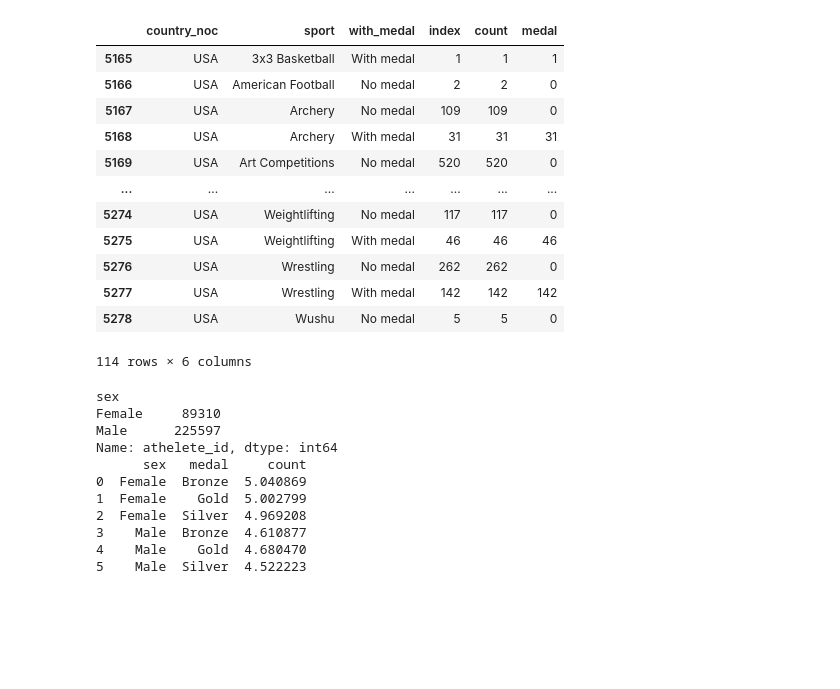
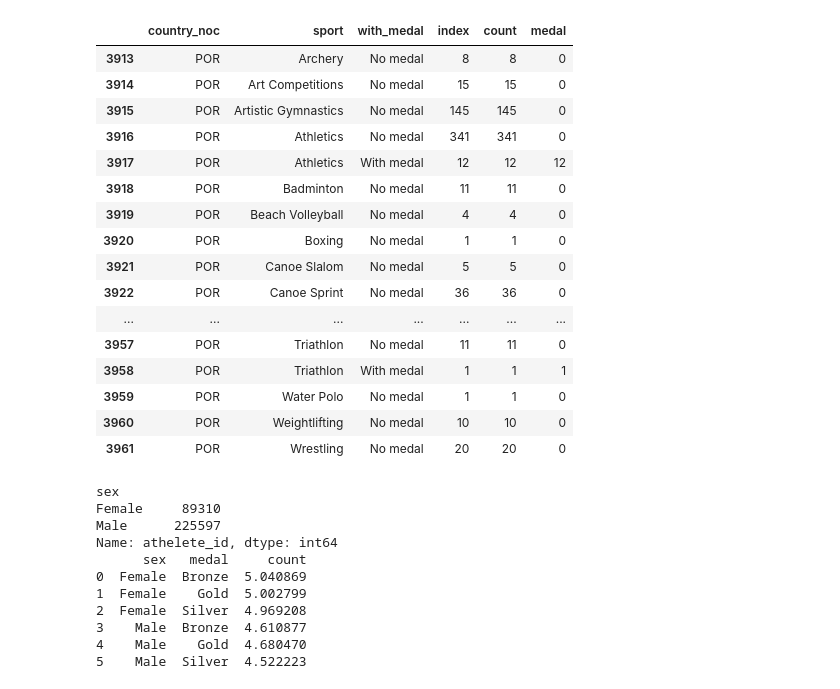
Before and after one commit to DMeneses01/VAD-Project, a Jupyter notebook: sunburst.ipynb, the cells around one changed output. Drawn from its saved outputs; the diff is of its cells as text; code cells hidden in the pictures; blank space fills up the shorter version.

```diff
--- a/sunburst.ipynb
+++ b/sunburst.ipynb
@@ -39,28 +39,32 @@ for medal in athlete_results['medal']:
         yn_medal.append("With medal")
 athlete_results['with_medal'] = yn_medal
 # %%
-country = 'USA'
+country = 'POR'
 gr = pd.DataFrame(athlete_results.groupby(['country_noc', 'sport', 'with_medal']).count()).reset_index()
 
 gr.rename(columns={"event": "count"}, inplace=True)
 
-new_gr = gr[gr['country_noc'] == 'USA']
+new_gr = gr[gr['country_noc'] == country]
 
 display(new_gr)
 # %% [output]
 |  | country_noc | sport | with_medal | index | count | medal |
-| 5165 | USA | 3x3 Basketball | With medal | 1 | 1 | 1 |
-| 5166 | USA | American Football | No medal | 2 | 2 | 0 |
-| 5167 | USA | Archery | No medal | 109 | 109 | 0 |
-| 5168 | USA | Archery | With medal | 31 | 31 | 31 |
-| 5169 | USA | Art Competitions | No medal | 520 | 520 | 0 |
+| 3913 | POR | Archery | No medal | 8 | 8 | 0 |
+| 3914 | POR | Art Competitions | No medal | 15 | 15 | 0 |
+| 3915 | POR | Artistic Gymnastics | No medal | 145 | 145 | 0 |
+| 3916 | POR | Athletics | No medal | 341 | 341 | 0 |
+| 3917 | POR | Athletics | With medal | 12 | 12 | 12 |
+| 3918 | POR | Badminton | No medal | 11 | 11 | 0 |
+| 3919 | POR | Beach Volleyball | No medal | 4 | 4 | 0 |
+| 3920 | POR | Boxing | No medal | 1 | 1 | 0 |
+| 3921 | POR | Canoe Slalom | No medal | 5 | 5 | 0 |
+| 3922 | POR | Canoe Sprint | No medal | 36 | 36 | 0 |
 | ... | ... | ... | ... | ... | ... | ... |
-| 5274 | USA | Weightlifting | No medal | 117 | 117 | 0 |
-| 5275 | USA | Weightlifting | With medal | 46 | 46 | 46 |
-| 5276 | USA | Wrestling | No medal | 262 | 262 | 0 |
-| 5277 | USA | Wrestling | With medal | 142 | 142 | 142 |
-| 5278 | USA | Wushu | No medal | 5 | 5 | 0 |
+| 3957 | POR | Triathlon | No medal | 11 | 11 | 0 |
+| 3958 | POR | Triathlon | With medal | 1 | 1 | 1 |
+| 3959 | POR | Water Polo | No medal | 1 | 1 | 0 |
+| 3960 | POR | Weightlifting | No medal | 10 | 10 | 0 |
+| 3961 | POR | Wrestling | No medal | 20 | 20 | 0 |
-114 rows × 6 columns
 # %%
 fig = px.sunburst(new_gr, path=['sport', 'with_medal'], values='count')
 fig.show()
```
Also changed, not shown: 2 other files.
